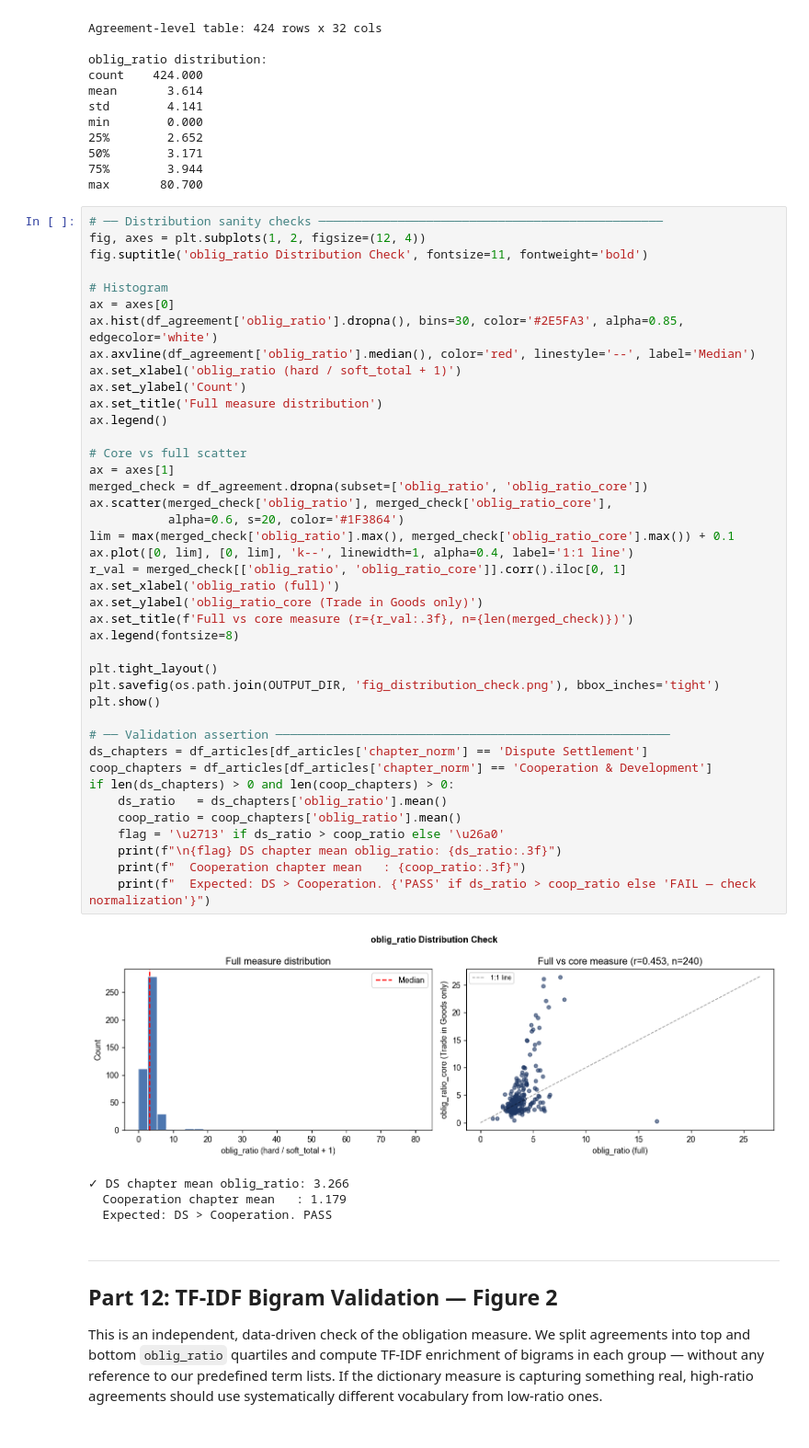
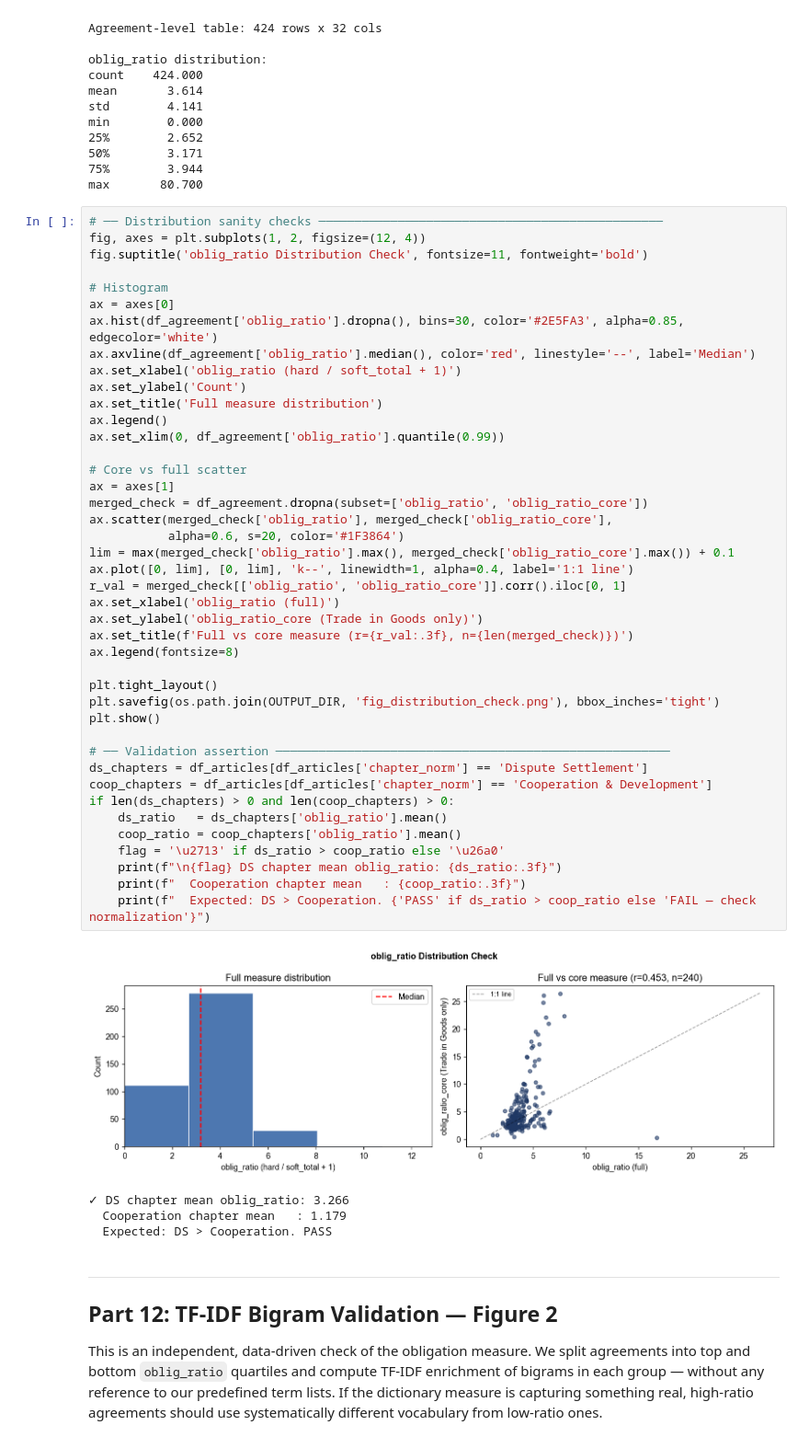
Before and after one commit to jillianhunter013/NLP_Final, a Jupyter notebook: nb_final.ipynb, the cells around one changed output. Shown at 92% size. Saved outputs shown, nothing was run; the diff lists cells and outputs as text.

```diff
--- a/nb_final.ipynb
+++ b/nb_final.ipynb
@@ -1066,36 +1066,37 @@ ax.set_xlabel('oblig_ratio (hard / soft_total + 1)')
 ax.set_ylabel('Count')
 ax.set_title('Full measure distribution')
 ax.legend()
+ax.set_xlim(0, df_agreement['oblig_ratio'].quantile(0.99))
 
 # Core vs full scatter
 ax = axes[1]
 merged_check = df_agreement.dropna(subset=['oblig_ratio', 'oblig_ratio_core'])
 ax.scatter(merged_check['oblig_ratio'], merged_check['oblig_ratio_core'],
            alpha=0.6, s=20, color='#1F3864')
 lim = max(merged_check['oblig_ratio'].max(), merged_check['oblig_ratio_core'].max()) + 0.1
 ax.plot([0, lim], [0, lim], 'k--', linewidth=1, alpha=0.4, label='1:1 line')
 r_val = merged_check[['oblig_ratio', 'oblig_ratio_core']].corr().iloc[0, 1]
 ax.set_xlabel('oblig_ratio (full)')
 ax.set_ylabel('oblig_ratio_core (Trade in Goods only)')
 ax.set_title(f'Full vs core measure (r={r_val:.3f}, n={len(merged_check)})')
 ax.legend(fontsize=8)
 
 plt.tight_layout()
 plt.savefig(os.path.join(OUTPUT_DIR, 'fig_distribution_check.png'), bbox_inches='tight')
 plt.show()
 
 # ── Validation assertion ───────────────────────────────────────────────────────
 ds_chapters = df_articles[df_articles['chapter_norm'] == 'Dispute Settlement']
 coop_chapters = df_articles[df_articles['chapter_norm'] == 'Cooperation & Development']
 if len(ds_chapters) > 0 and len(coop_chapters) > 0:
     ds_ratio   = ds_chapters['oblig_ratio'].mean()
     coop_ratio = coop_chapters['oblig_ratio'].mean()
     flag = '\u2713' if ds_ratio > coop_ratio else '\u26a0'
     print(f"\n{flag} DS chapter mean oblig_ratio: {ds_ratio:.3f}")
     print(f"  Cooperation chapter mean   : {coop_ratio:.3f}")
     print(f"  Expected: DS > Cooperation. {'PASS' if ds_ratio > coop_ratio else 'FAIL — check normalization'}")
 # %% [output]
-[figure, old version]
+[figure, new version]
 ✓ DS chapter mean oblig_ratio: 3.266
   Cooperation chapter mean   : 1.179
   Expected: DS > Cooperation. PASS
```
Also changed, not shown: parts of 3 cells of this notebook.
